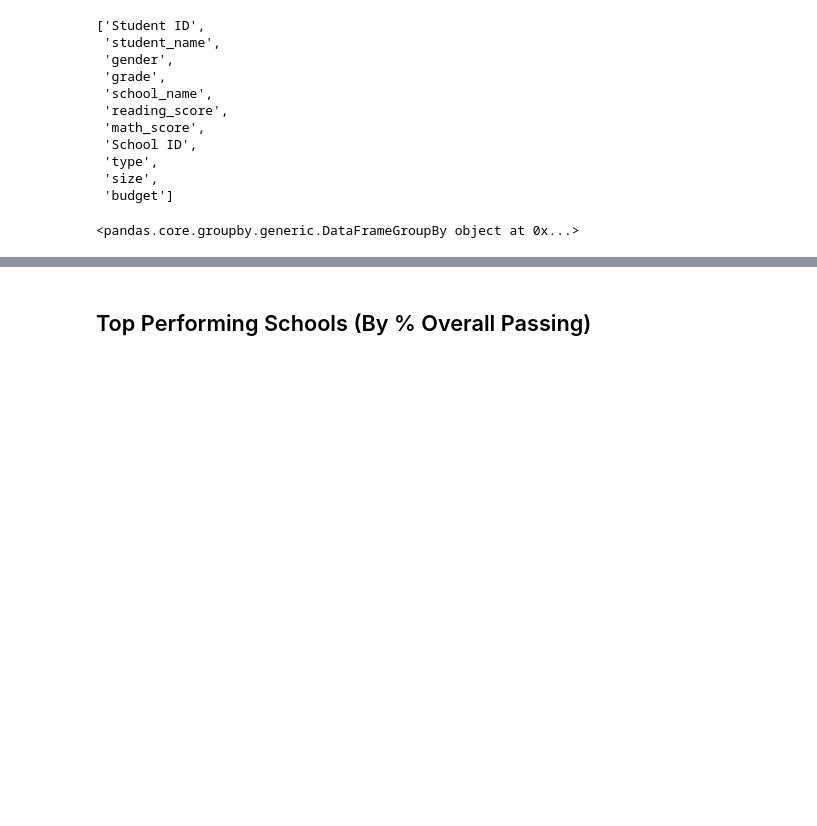
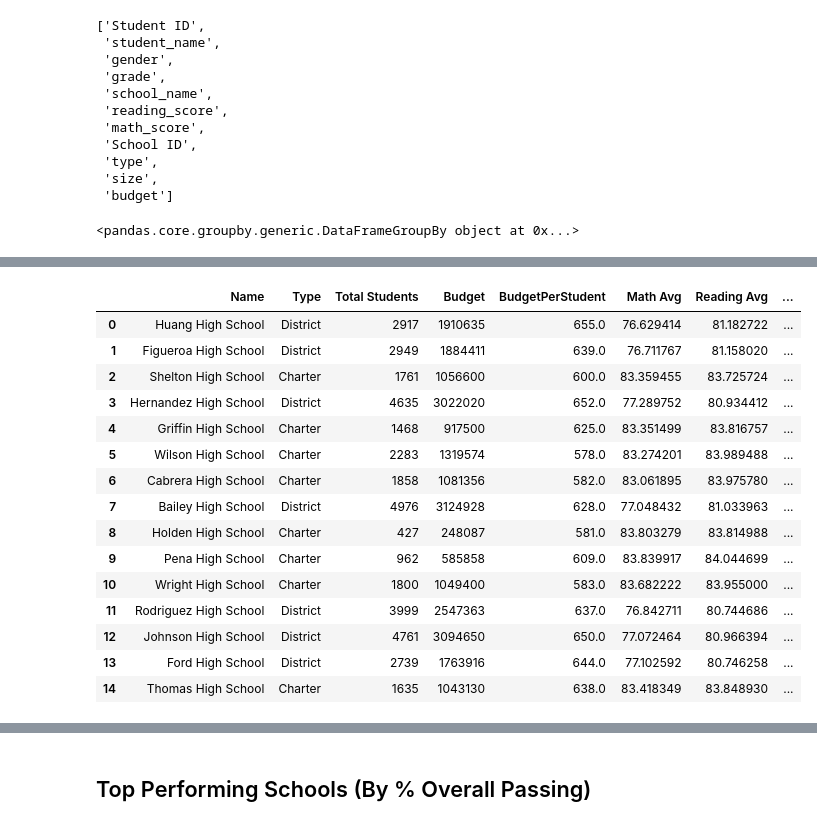
Before and after one commit to mkpennemays/SchoolDistrictDataAnalysis, a Jupyter notebook: PyCitySchools/PyCitySchools_starter.ipynb, the cells around one changed output, grey strips where cells are left out. Cells and saved outputs as stored; diff of their text form; code cells hidden in the pictures; blank space fills up the shorter version.

Commit message:
school statistics

```diff
--- a/PyCitySchools/PyCitySchools_starter.ipynb
+++ b/PyCitySchools/PyCitySchools_starter.ipynb
@@ -125,17 +125,3 @@ school_groups = school_data_complete.groupby("School ID")
 school_groups
 # %% [output]
 <pandas.core.groupby.generic.DataFrameGroupBy object at 0x...>
-# %%
-#loop thru each group to collect information
-for name, group in school_groups:
-    schoolName = group['school_name'].unique()
-    print(schoolName[0])
-    schoolType = group['type'].unique()
-    print(schoolType[0])
-    schoolTotalStudents = len(group)
-    print(schoolTotalStudents)
-    schoolBudget = group['budget'].unique()
-    print(schoolBudget[0])
-    perStudentBudget = schoolBudget[0]/schoolTotalStudents
-    print(f"{schoolBudget[0]}/{schoolTotalStudents}")
-    print(perStudentBudget)
@@ -160,3 +128,75 @@ District
+# %%
+#Dataframe for holding all school data
+
+schools_data_df = pd.DataFrame()
+
+schoolNames = []
+schoolTypes = []
+schoolsTotalStudents = []
+schoolBudgets = []
+schoolBudgetPerStudent = []
+schoolsMathScoreAvg = []
+schoolsReadingScoreAvg = []
+schoolsPercentMathPassed = []
+schoolsPercentReadingPassed = []
+schoolsPercentPassing = []
+
+#loop thru each group to collect information
+
+for name, group in school_groups:
+    schoolName = group['school_name'].unique()
+    schoolNames.append(schoolName[0])
+
+    schoolType = group['type'].unique()
+    schoolTypes.append(schoolType[0])
+
+    schoolsTotalStudents.append(len(group))
+
+    schoolBudget = group['budget'].unique()
+    schoolBudgets.append(schoolBudget[0])
+
+    schoolBudgetPerStudent.append(schoolBudget[0] / len(group))
+
+    school_mathScore_avg = group["math_score"].mean()
+    school_readingScore_avg = group["reading_score"].mean()
+    school_percent_mathPassed = (len(group[group["math_score"] > 69.9])/len(group))*100
+    school_percent_readingPassed = (len(group[group["reading_score"] > 69.9])/len(group))*100
+    school_percent_passing = (len(group[(group['math_score'] > 69.9) & (group['reading_score'] > 69.9)])/len(group))*100
+    schoolsMathScoreAvg.append(school_mathScore_avg)
+    schoolsReadingScoreAvg.append(school_readingScore_avg)
+    schoolsPercentMathPassed.append(school_percent_mathPassed)
+    schoolsPercentReadingPassed.append(school_percent_readingPassed)
+    schoolsPercentPassing.append(school_percent_passing)
+
+schools_data_df['Name'] = schoolNames
+schools_data_df['Type'] = schoolTypes
+schools_data_df['Total Students'] = schoolsTotalStudents
+schools_data_df['Budget'] = schoolBudgets
+schools_data_df['BudgetPerStudent'] = schoolBudgetPerStudent
+schools_data_df['Math Avg'] = schoolsMathScoreAvg
+schools_data_df['Reading Avg'] = schoolsReadingScoreAvg
+schools_data_df['Percent Passing Math'] = schoolsPercentMathPassed
+schools_data_df['Percent Passing Reading'] = schoolsPercentReadingPassed
+schools_data_df['Overall Percent Passing'] = schoolsPercentPassing
+
+schools_data_df
+# %% [output]
+|  | Name | Type | Total Students | Budget | BudgetPerStudent | Math Avg | Reading Avg | ... |
+| 0 | Huang High School | District | 2917 | 1910635 | 655.0 | 76.629414 | 81.182722 | ... |
+| 1 | Figueroa High School | District | 2949 | 1884411 | 639.0 | 76.711767 | 81.158020 | ... |
+| 2 | Shelton High School | Charter | 1761 | 1056600 | 600.0 | 83.359455 | 83.725724 | ... |
+| 3 | Hernandez High School | District | 4635 | 3022020 | 652.0 | 77.289752 | 80.934412 | ... |
+| 4 | Griffin High School | Charter | 1468 | 917500 | 625.0 | 83.351499 | 83.816757 | ... |
+| 5 | Wilson High School | Charter | 2283 | 1319574 | 578.0 | 83.274201 | 83.989488 | ... |
+| 6 | Cabrera High School | Charter | 1858 | 1081356 | 582.0 | 83.061895 | 83.975780 | ... |
+| 7 | Bailey High School | District | 4976 | 3124928 | 628.0 | 77.048432 | 81.033963 | ... |
+| 8 | Holden High School | Charter | 427 | 248087 | 581.0 | 83.803279 | 83.814988 | ... |
+| 9 | Pena High School | Charter | 962 | 585858 | 609.0 | 83.839917 | 84.044699 | ... |
+| 10 | Wright High School | Charter | 1800 | 1049400 | 583.0 | 83.682222 | 83.955000 | ... |
+| 11 | Rodriguez High School | District | 3999 | 2547363 | 637.0 | 76.842711 | 80.744686 | ... |
+| 12 | Johnson High School | District | 4761 | 3094650 | 650.0 | 77.072464 | 80.966394 | ... |
+| 13 | Ford High School | District | 2739 | 1763916 | 644.0 | 77.102592 | 80.746258 | ... |
+| 14 | Thomas High School | Charter | 1635 | 1043130 | 638.0 | 83.418349 | 83.848930 | ... |
 # %%
 # %% [output]
 |  | School Type | Total Students | Total School Budget | Per Student Budget | Average Math Score | ... |
```
Also changed, not shown: parts of 1 cell of this notebook.
